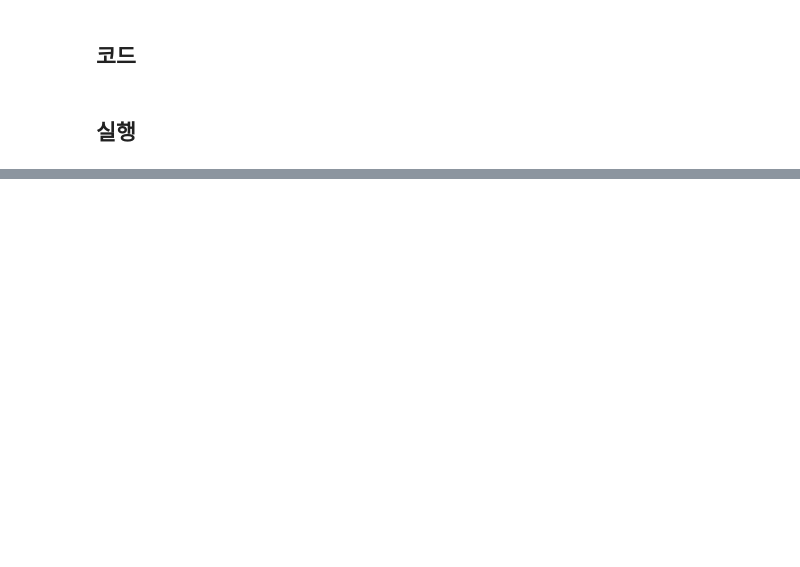
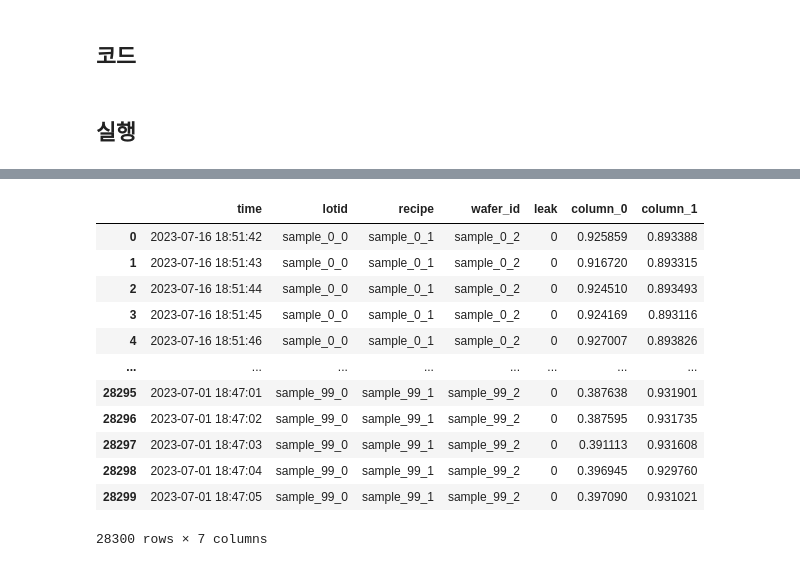
Before and after one commit to htyvv/pytorch_snippets, a Jupyter notebook: src/generator/pr_sample.ipynb, the cells around one changed output, grey strips where cells are left out. Saved outputs shown, nothing was run; the diff lists cells and outputs as text; code cells hidden in the pictures; blank space fills up the shorter version.

```diff
--- a/src/generator/pr_sample.ipynb
+++ b/src/generator/pr_sample.ipynb
@@ -368,0 +476,16 @@ sample_df = generate_pr_sample(
+# %%
+result_df
+# %% [output]
+|  | time | lotid | recipe | wafer_id | leak | column_0 | column_1 |
+| 0 | 2023-07-16 18:51:42 | sample_0_0 | sample_0_1 | sample_0_2 | 0 | 0.925859 | 0.893388 |
+| 1 | 2023-07-16 18:51:43 | sample_0_0 | sample_0_1 | sample_0_2 | 0 | 0.916720 | 0.893315 |
+| 2 | 2023-07-16 18:51:44 | sample_0_0 | sample_0_1 | sample_0_2 | 0 | 0.924510 | 0.893493 |
+| 3 | 2023-07-16 18:51:45 | sample_0_0 | sample_0_1 | sample_0_2 | 0 | 0.924169 | 0.893116 |
+| 4 | 2023-07-16 18:51:46 | sample_0_0 | sample_0_1 | sample_0_2 | 0 | 0.927007 | 0.893826 |
+| ... | ... | ... | ... | ... | ... | ... | ... |
+| 28295 | 2023-07-01 18:47:01 | sample_99_0 | sample_99_1 | sample_99_2 | 0 | 0.387638 | 0.931901 |
+| 28296 | 2023-07-01 18:47:02 | sample_99_0 | sample_99_1 | sample_99_2 | 0 | 0.387595 | 0.931735 |
+| 28297 | 2023-07-01 18:47:03 | sample_99_0 | sample_99_1 | sample_99_2 | 0 | 0.391113 | 0.931608 |
+| 28298 | 2023-07-01 18:47:04 | sample_99_0 | sample_99_1 | sample_99_2 | 0 | 0.396945 | 0.929760 |
+| 28299 | 2023-07-01 18:47:05 | sample_99_0 | sample_99_1 | sample_99_2 | 0 | 0.397090 | 0.931021 |
+28300 rows × 7 columns
```
Also changed, not shown: parts of 14 cells of this notebook, 2 other files.
